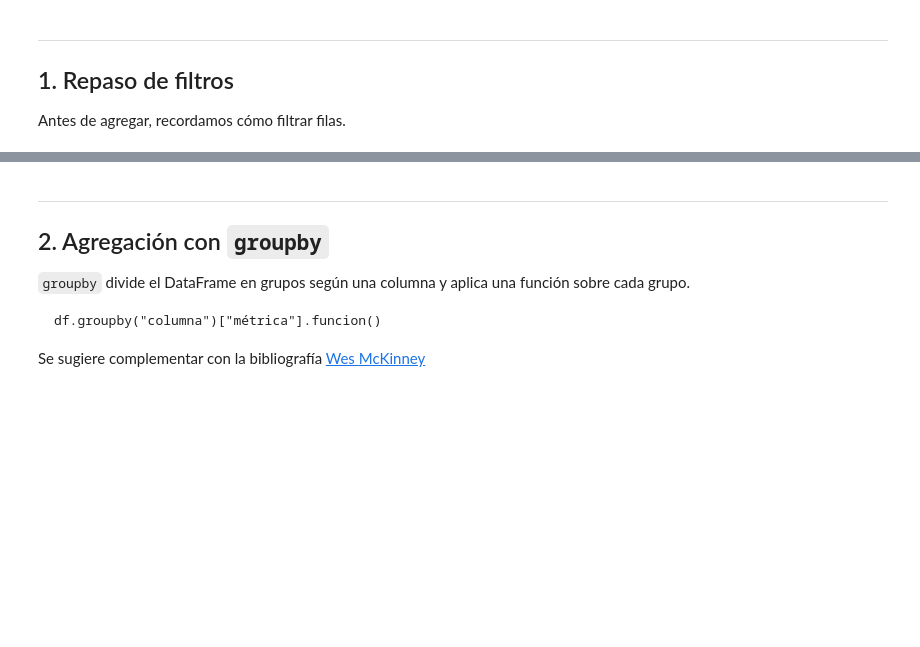
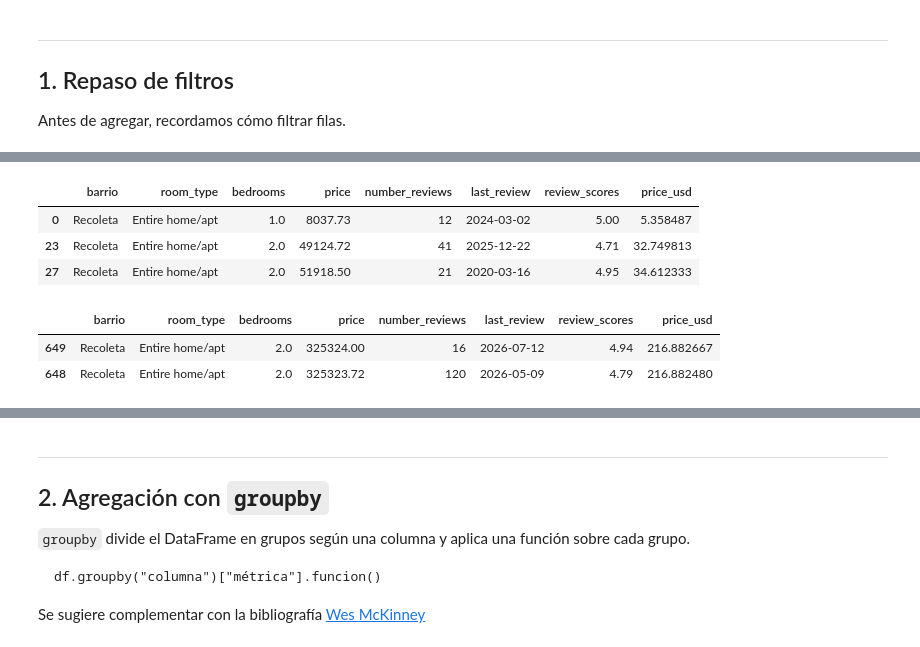
Before and after one commit to UADE-Python-Data-Science/583433_repo_oficial, a Jupyter notebook: Unidad_5/U5_NB1_Agregacion.ipynb, the cells around one changed output, grey strips where cells are left out. Cells and saved outputs as stored; diff of their text form; code cells hidden in the pictures; blank space fills up the shorter version.

```diff
--- a/Unidad_5/U5_NB1_Agregacion.ipynb
+++ b/Unidad_5/U5_NB1_Agregacion.ipynb
@@ -38,12 +55,21 @@ Antes de agregar, recordamos cómo filtrar filas.
 # %%
 # Filtrar por barrio
-df[df['barrio'] == 'Palermo'].head(3)
+df[df['barrio'].str.lower() == 'recoleta'].head(3)
+# %% [output]
+|  | barrio | room_type | bedrooms | price | number_reviews | last_review | review_scores | price_usd |
+| 0 | Recoleta | Entire home/apt | 1.0 | 8037.73 | 12 | 2024-03-02 | 5.00 | 5.358487 |
+| 23 | Recoleta | Entire home/apt | 2.0 | 49124.72 | 41 | 2025-12-22 | 4.71 | 32.749813 |
+| 27 | Recoleta | Entire home/apt | 2.0 | 51918.50 | 21 | 2020-03-16 | 4.95 | 34.612333 |
 # %%
 # Convertir last_review a fecha
 df["last_review"] = pd.to_datetime(df["last_review"], format="%Y-%m-%d", errors="coerce")
 
 # Filtrar publicaciones del último año
-df[df['last_review'].dt.year >= 2026].sort_values("last_review", ascending=False).head(3)
+df[df['last_review'].dt.year >= 2026].sort_values(by="price", ascending=False   ).head(2)
+# %% [output]
+|  | barrio | room_type | bedrooms | price | number_reviews | last_review | review_scores | price_usd |
+| 649 | Recoleta | Entire home/apt | 2.0 | 325324.00 | 16 | 2026-07-12 | 4.94 | 216.882667 |
+| 648 | Recoleta | Entire home/apt | 2.0 | 325323.72 | 120 | 2026-05-09 | 4.79 | 216.882480 |
 # %%
 # Filtro combinado: Palermo + último año
 df[
```
Also changed, not shown: parts of 14 cells of this notebook, 5 other files.
